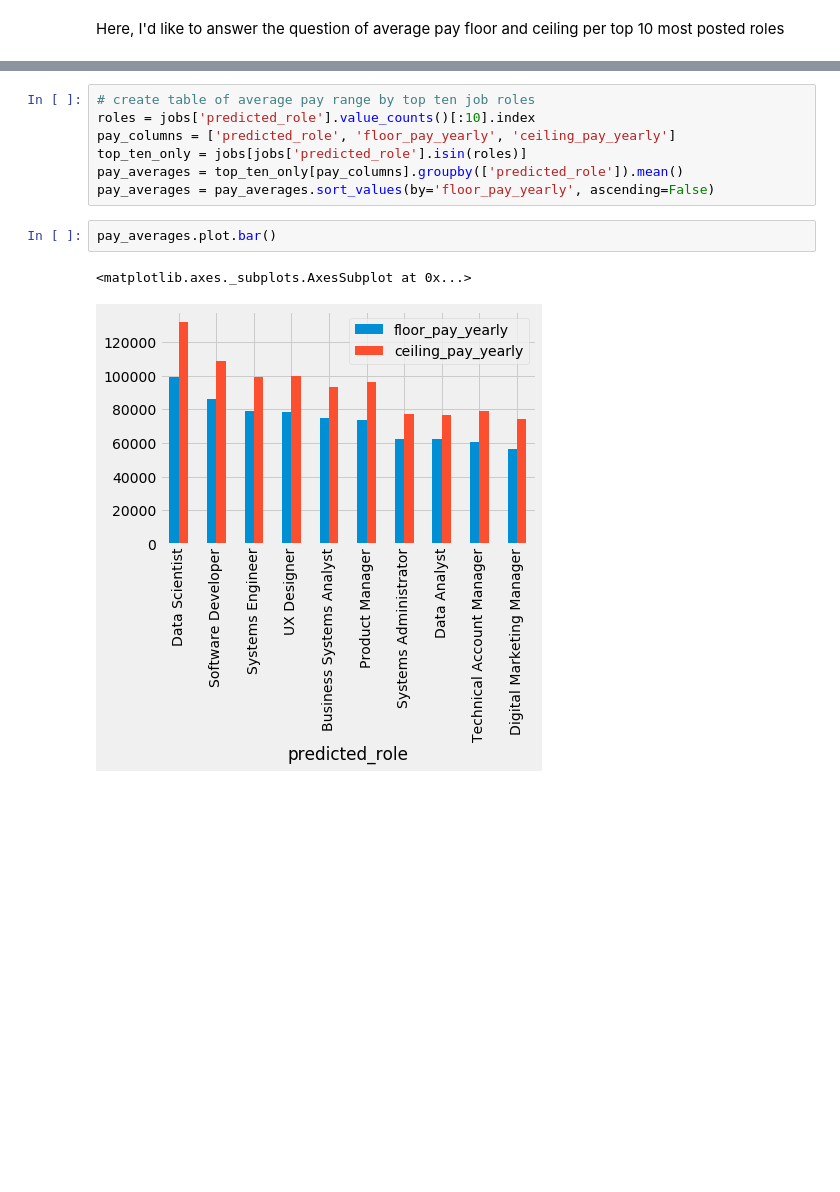
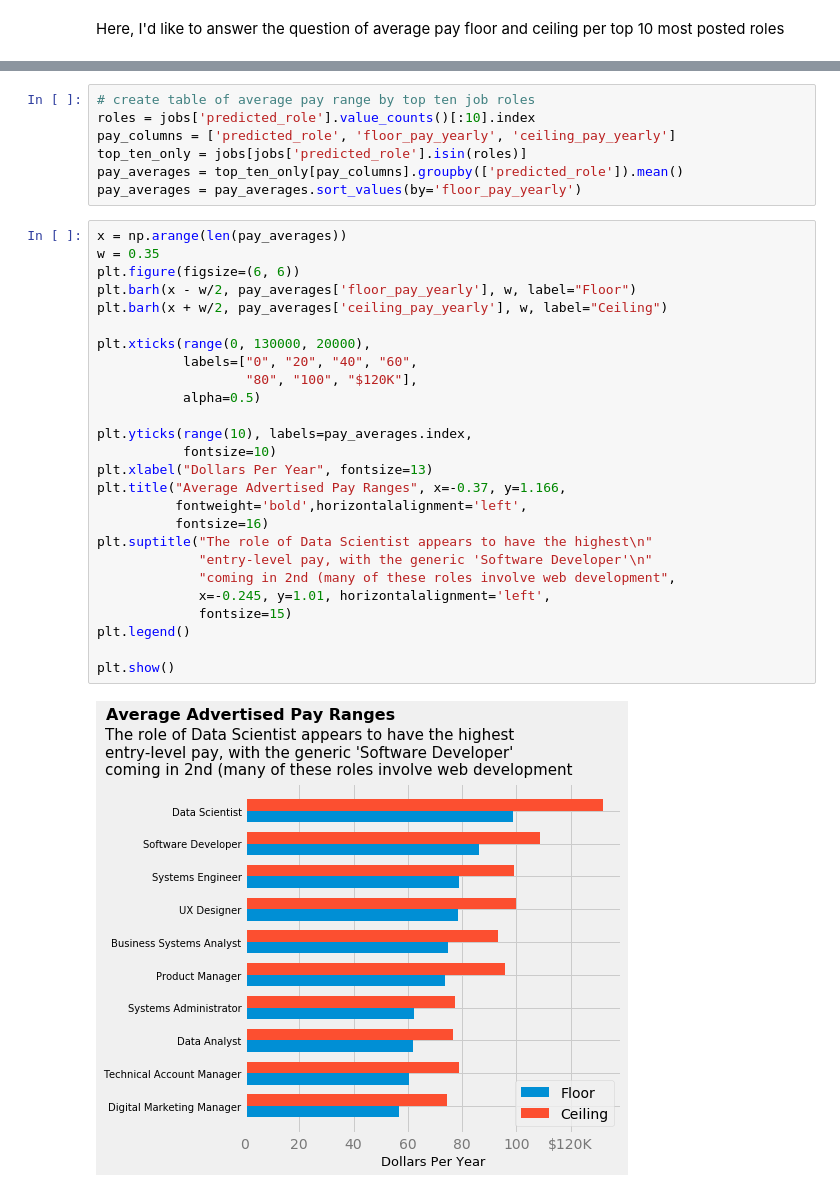
Before and after one commit to jose-marquez89/tech-job-landscape, a Jupyter notebook: python_scrape/jobs_explore.ipynb, the cells around one changed output, grey strips where cells are left out. Drawn from its saved outputs; the diff is of its cells as text; blank space fills up the shorter version.

```diff
--- a/python_scrape/jobs_explore.ipynb
+++ b/python_scrape/jobs_explore.ipynb
@@ -437,9 +430,32 @@ roles = jobs['predicted_role'].value_counts()[:10].index
 pay_columns = ['predicted_role', 'floor_pay_yearly', 'ceiling_pay_yearly']
 top_ten_only = jobs[jobs['predicted_role'].isin(roles)]
 pay_averages = top_ten_only[pay_columns].groupby(['predicted_role']).mean()
-pay_averages = pay_averages.sort_values(by='floor_pay_yearly', ascending=False)
+pay_averages = pay_averages.sort_values(by='floor_pay_yearly')
-# %%
-pay_averages.plot.bar()
-# %% [output]
-<matplotlib.axes._subplots.AxesSubplot at 0x...>
-[figure, removed]
+# %%
+x = np.arange(len(pay_averages))
+w = 0.35
+plt.figure(figsize=(6, 6))
+plt.barh(x - w/2, pay_averages['floor_pay_yearly'], w, label="Floor")
+plt.barh(x + w/2, pay_averages['ceiling_pay_yearly'], w, label="Ceiling")
+
+plt.xticks(range(0, 130000, 20000),
+           labels=["0", "20", "40", "60",
+                   "80", "100", "$120K"],
+           alpha=0.5)
+
+plt.yticks(range(10), labels=pay_averages.index,
+           fontsize=10)
+plt.xlabel("Dollars Per Year", fontsize=13)
+plt.title("Average Advertised Pay Ranges", x=-0.37, y=1.166,
+          fontweight='bold',horizontalalignment='left',
+          fontsize=16)
+plt.suptitle("The role of Data Scientist appears to have the highest\n"
+             "entry-level pay, with the generic 'Software Developer'\n"
+             "coming in 2nd (many of these roles involve web development",
+             x=-0.245, y=1.01, horizontalalignment='left',
+             fontsize=15)
+plt.legend()
+
+plt.show()
+# %% [output]
+[figure, added]
```
Also changed, not shown: parts of 2 cells of this notebook.
